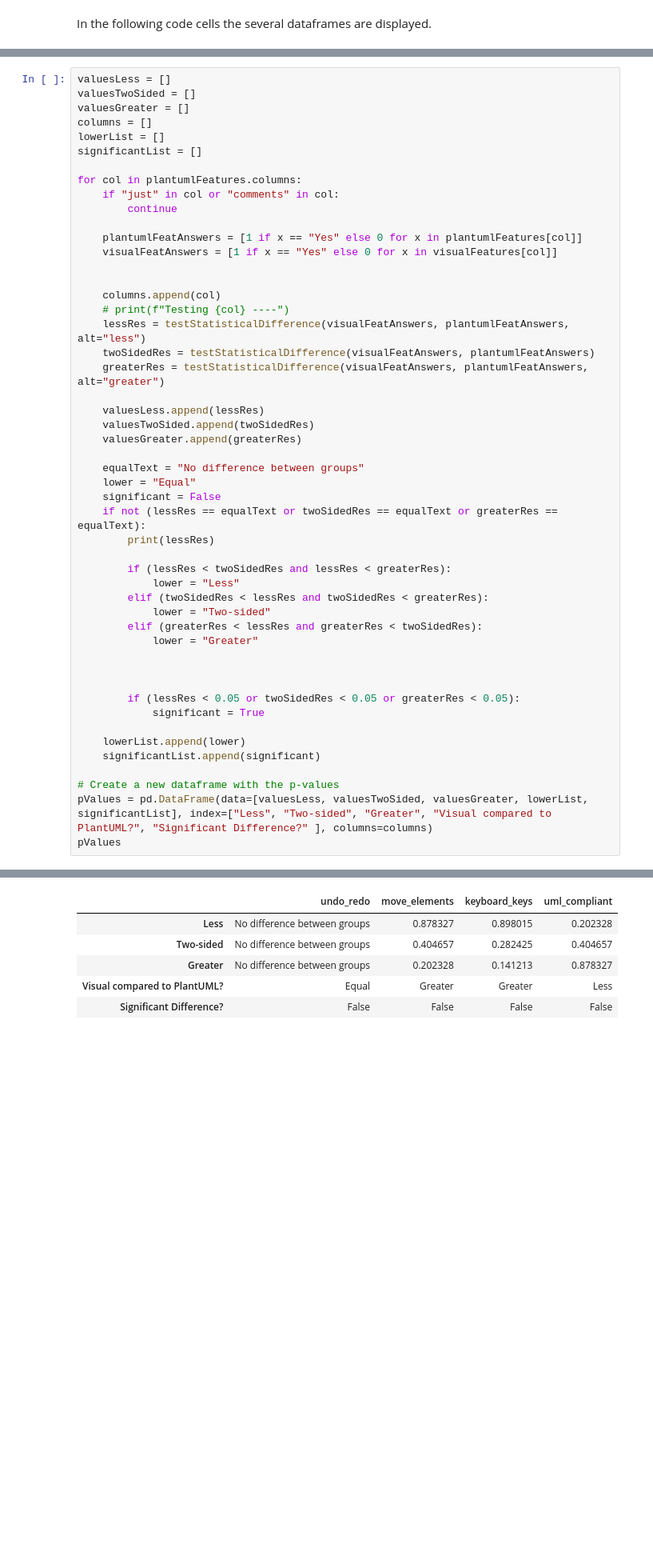
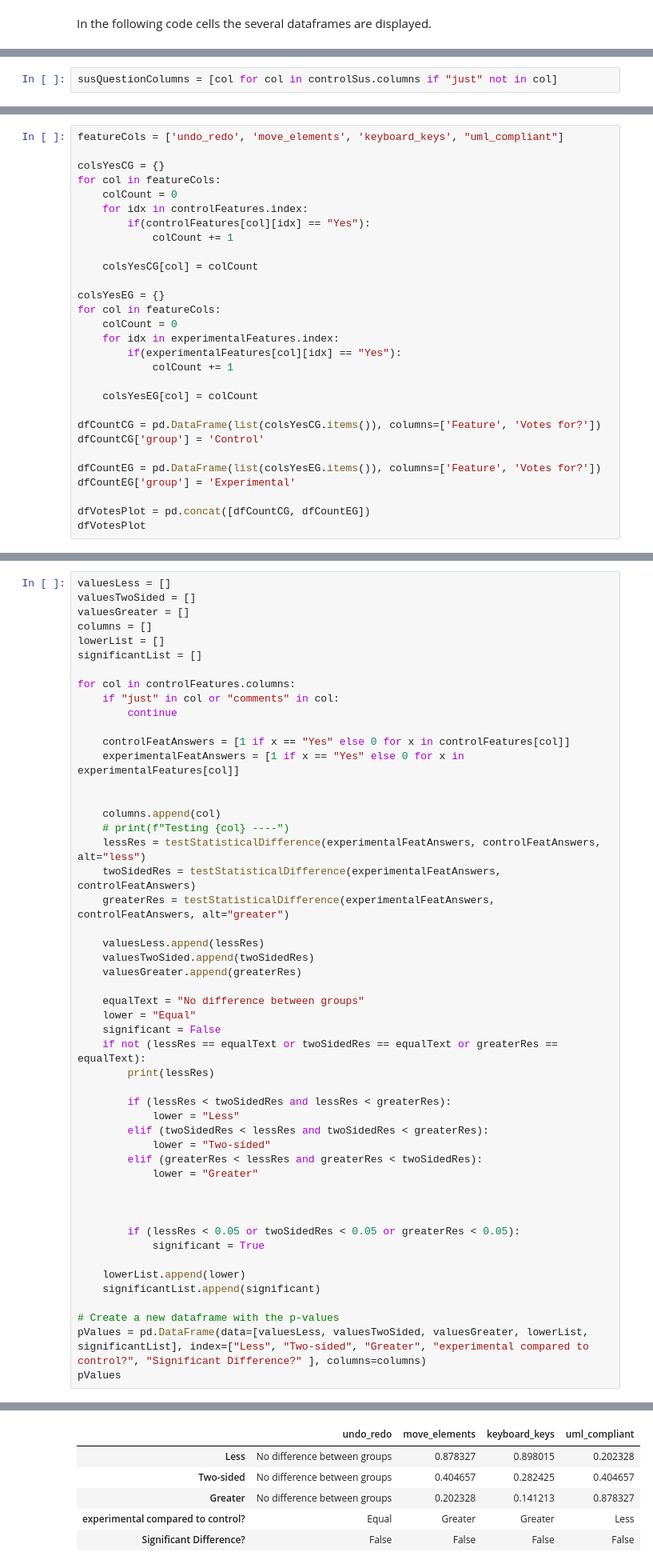
Before and after one commit to mbarra29/infragenie-visual-rep-pckg, a Jupyter notebook: notebooks/evaluation.ipynb, the cells around one changed output, grey strips where cells are left out. Shown: that part at 80% size. Drawn from its saved outputs; the diff is of its cells as text; blank space fills up the shorter version.

```diff
--- a/notebooks/evaluation.ipynb
+++ b/notebooks/evaluation.ipynb
@@ -1434,0 +1231,2 @@ dfVotesPlot
+# %%
+susQuestionColumns = [col for col in controlSus.columns if "just" not in col]
@@ -1434,0 +1410,29 @@ dfVotesPlot
+# %%
+featureCols = ['undo_redo', 'move_elements', 'keyboard_keys', "uml_compliant"]
+
+colsYesCG = {}
+for col in featureCols:
+    colCount = 0
+    for idx in controlFeatures.index:
+        if(controlFeatures[col][idx] == "Yes"):
+            colCount += 1
+
+    colsYesCG[col] = colCount
+
+colsYesEG = {}
+for col in featureCols:
+    colCount = 0
+    for idx in experimentalFeatures.index:
+        if(experimentalFeatures[col][idx] == "Yes"):
+            colCount += 1
+
+    colsYesEG[col] = colCount
+
+dfCountCG = pd.DataFrame(list(colsYesCG.items()), columns=['Feature', 'Votes for?'])
+dfCountCG['group'] = 'Control'
+
+dfCountEG = pd.DataFrame(list(colsYesEG.items()), columns=['Feature', 'Votes for?'])
+dfCountEG['group'] = 'Experimental'
+
+dfVotesPlot = pd.concat([dfCountCG, dfCountEG])
+dfVotesPlot
@@ -1446,19 +1462,19 @@ columns = []
 lowerList = []
 significantList = []
 
-for col in plantumlFeatures.columns:
+for col in controlFeatures.columns:
     if "just" in col or "comments" in col:
         continue
 
-    plantumlFeatAnswers = [1 if x == "Yes" else 0 for x in plantumlFeatures[col]]
-    visualFeatAnswers = [1 if x == "Yes" else 0 for x in visualFeatures[col]]
+    controlFeatAnswers = [1 if x == "Yes" else 0 for x in controlFeatures[col]]
+    experimentalFeatAnswers = [1 if x == "Yes" else 0 for x in experimentalFeatures[col]]
 
 
     columns.append(col)
     # print(f"Testing {col} ----")
-    lessRes = testStatisticalDifference(visualFeatAnswers, plantumlFeatAnswers, alt="less")
-    twoSidedRes = testStatisticalDifference(visualFeatAnswers, plantumlFeatAnswers)
-    greaterRes = testStatisticalDifference(visualFeatAnswers, plantumlFeatAnswers, alt="greater")
+    lessRes = testStatisticalDifference(experimentalFeatAnswers, controlFeatAnswers, alt="less")
+    twoSidedRes = testStatisticalDifference(experimentalFeatAnswers, controlFeatAnswers)
+    greaterRes = testStatisticalDifference(experimentalFeatAnswers, controlFeatAnswers, alt="greater")
 
     valuesLess.append(lessRes)
     valuesTwoSided.append(twoSidedRes)
@@ -1468,33 +1484,33 @@ for col in plantumlFeatures.columns:
     lower = "Equal"
     significant = False
     if not (lessRes == equalText or twoSidedRes == equalText or greaterRes == equalText):
         print(lessRes)
 
         if (lessRes < twoSidedRes and lessRes < greaterRes):
             lower = "Less"
         elif (twoSidedRes < lessRes and twoSidedRes < greaterRes):
             lower = "Two-sided"
         elif (greaterRes < lessRes and greaterRes < twoSidedRes):
             lower = "Greater"
 
 
 
         if (lessRes < 0.05 or twoSidedRes < 0.05 or greaterRes < 0.05):
             significant = True
 
     lowerList.append(lower)
     significantList.append(significant)
 
 # Create a new dataframe with the p-values
-pValues = pd.DataFrame(data=[valuesLess, valuesTwoSided, valuesGreater, lowerList, significantList], index=["Less", "Two-sided", "Greater", "Visual compared to PlantUML?", "Significant Difference?" ], columns=columns)
+pValues = pd.DataFrame(data=[valuesLess, valuesTwoSided, valuesGreater, lowerList, significantList], index=["Less", "Two-sided", "Greater", "experimental compared to control?", "Significant Difference?" ], columns=columns)
 pValues
 # %% [output]
 0.8783274954256188
 0.8980148330240619
 0.20232838096364308
 |  | undo_redo | move_elements | keyboard_keys | uml_compliant |
 | Less | No difference between groups | 0.878327 | 0.898015 | 0.202328 |
 | Two-sided | No difference between groups | 0.404657 | 0.282425 | 0.404657 |
 | Greater | No difference between groups | 0.202328 | 0.141213 | 0.878327 |
-| Visual compared to PlantUML? | Equal | Greater | Greater | Less |
+| experimental compared to control? | Equal | Greater | Greater | Less |
 | Significant Difference? | False | False | False | False |
```
Also changed, not shown: parts of 122 cells of this notebook.
